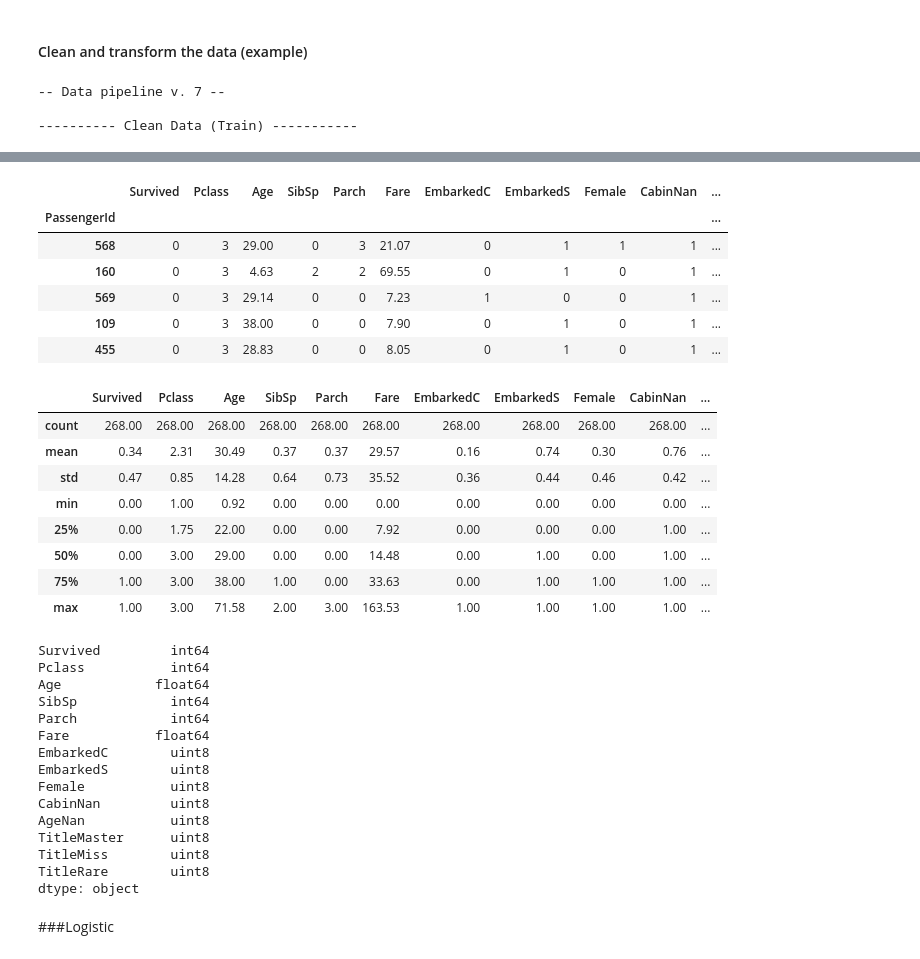
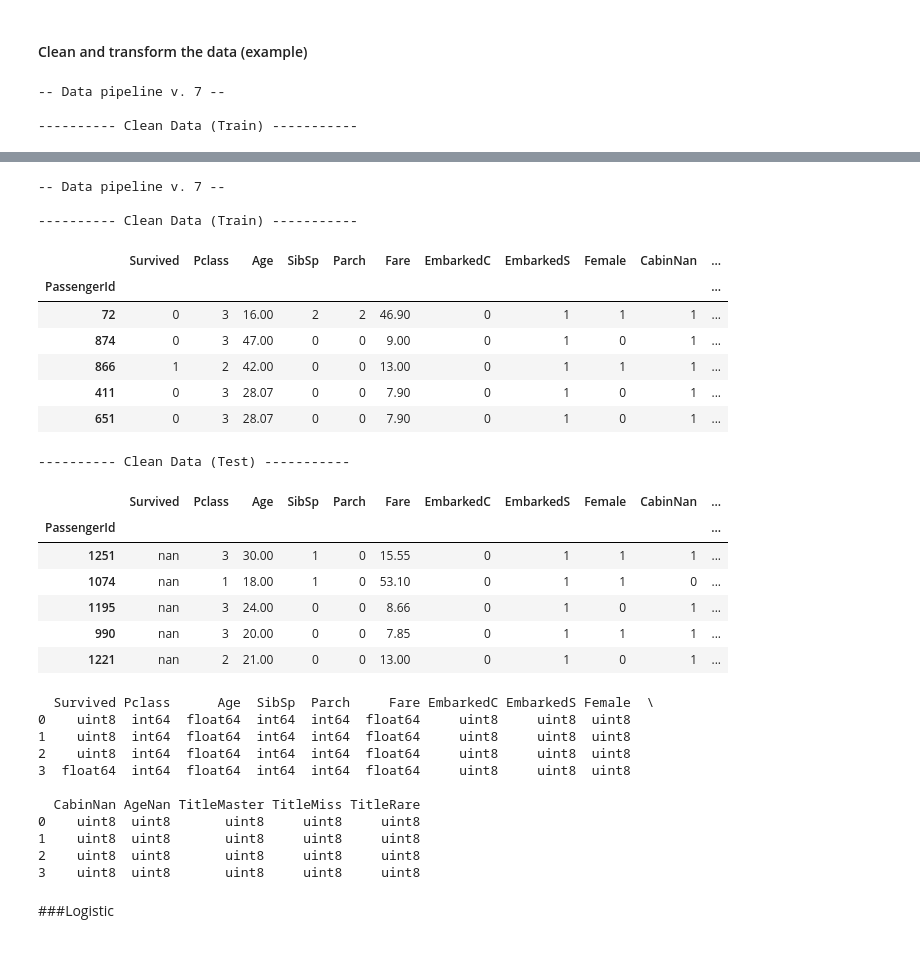
Before and after one commit to mysterious-ben/Titanic, a Jupyter notebook: run/run_model.ipynb, the cells around one changed output, grey strips where cells are left out. Drawn from its saved outputs; the diff is of its cells as text; code cells hidden in the pictures.

```diff
--- a/run/run_model.ipynb
+++ b/run/run_model.ipynb
@@ -82,0 +85,14 @@ with utgen.printOptions(precision=2):
+# %%
+datafinPath = os.path.join('data', 'data_derived', 'train.csv')
+datafinTPath = os.path.join('data', 'data_derived', 'test.csv')
+submissionFolder = os.path.join('data', 'submission')
+datafinOr = pd.read_csv(datafinPath, index_col=0)
+datafinTOr = pd.read_csv(datafinTPath, index_col=0)
+with utgen.printOptions(precision=2):
+    print('---------- Original Data (Train) -----------')
+    display(datafinOr.sample(n=5))
+    display(datafinOr.describe())
+    print('---------- Original Data (Test) -----------')
+    datafinTOr.insert(loc=0, column='Survived', value=0)
+    display(datafinTOr.sample(n=5))
+    display(datafinTOr.describe())
@@ -88,12 +139,16 @@ with utgen.printOptions(precision=2):
     data, dataT = dtp.featuresPipelineTrainTest(dataOr, dataTOr, version=version)
     print('---------- Clean Data (Train) -----------')
     display(data.sample(n=5))
-    display(data.describe())
-    print(data.dtypes)
     print('---------- Clean Data (Test) -----------')
     display(dataT.sample(n=5))
-    display(dataT.describe())
-    print(dataT.dtypes)
+
+    datafin, datafinT = dtp.featuresPipelineTrainTest(datafinOr, datafinTOr, version=version)
+    datafinT.Survived = np.nan
+    print('---------- Clean Data (Train) -----------')
+    display(datafin.sample(n=5))
+    print('---------- Clean Data (Test) -----------')
+    display(datafinT.sample(n=5))
+    print(pd.DataFrame([data.dtypes, dataT.dtypes, datafin.dtypes, datafinT.dtypes]))
 # %% [output]
 -- Data pipeline v. 7 --
 
@@ -133,34 +171,32 @@ dtype: object
+-- Data pipeline v. 7 --
+
+---------- Clean Data (Train) -----------
 |  | Survived | Pclass | Age | SibSp | Parch | Fare | EmbarkedC | EmbarkedS | Female | CabinNan | ... |
 | PassengerId |  |  |  |  |  |  |  |  |  |  | ... |
-| 568 | 0 | 3 | 29.00 | 0 | 3 | 21.07 | 0 | 1 | 1 | 1 | ... |
-| 160 | 0 | 3 | 4.63 | 2 | 2 | 69.55 | 0 | 1 | 0 | 1 | ... |
-| 569 | 0 | 3 | 29.14 | 0 | 0 | 7.23 | 1 | 0 | 0 | 1 | ... |
-| 109 | 0 | 3 | 38.00 | 0 | 0 | 7.90 | 0 | 1 | 0 | 1 | ... |
-| 455 | 0 | 3 | 28.83 | 0 | 0 | 8.05 | 0 | 1 | 0 | 1 | ... |
+| 72 | 0 | 3 | 16.00 | 2 | 2 | 46.90 | 0 | 1 | 1 | 1 | ... |
+| 874 | 0 | 3 | 47.00 | 0 | 0 | 9.00 | 0 | 1 | 0 | 1 | ... |
+| 866 | 1 | 2 | 42.00 | 0 | 0 | 13.00 | 0 | 1 | 1 | 1 | ... |
+| 411 | 0 | 3 | 28.07 | 0 | 0 | 7.90 | 0 | 1 | 0 | 1 | ... |
+| 651 | 0 | 3 | 28.07 | 0 | 0 | 7.90 | 0 | 1 | 0 | 1 | ... |
+---------- Clean Data (Test) -----------
 |  | Survived | Pclass | Age | SibSp | Parch | Fare | EmbarkedC | EmbarkedS | Female | CabinNan | ... |
-| count | 268.00 | 268.00 | 268.00 | 268.00 | 268.00 | 268.00 | 268.00 | 268.00 | 268.00 | 268.00 | ... |
-| mean | 0.34 | 2.31 | 30.49 | 0.37 | 0.37 | 29.57 | 0.16 | 0.74 | 0.30 | 0.76 | ... |
-| std | 0.47 | 0.85 | 14.28 | 0.64 | 0.73 | 35.52 | 0.36 | 0.44 | 0.46 | 0.42 | ... |
-| min | 0.00 | 1.00 | 0.92 | 0.00 | 0.00 | 0.00 | 0.00 | 0.00 | 0.00 | 0.00 | ... |
-| 25% | 0.00 | 1.75 | 22.00 | 0.00 | 0.00 | 7.92 | 0.00 | 0.00 | 0.00 | 1.00 | ... |
-| 50% | 0.00 | 3.00 | 29.00 | 0.00 | 0.00 | 14.48 | 0.00 | 1.00 | 0.00 | 1.00 | ... |
-| 75% | 1.00 | 3.00 | 38.00 | 1.00 | 0.00 | 33.63 | 0.00 | 1.00 | 1.00 | 1.00 | ... |
-| max | 1.00 | 3.00 | 71.58 | 2.00 | 3.00 | 163.53 | 1.00 | 1.00 | 1.00 | 1.00 | ... |
+| PassengerId |  |  |  |  |  |  |  |  |  |  | ... |
+| 1251 | nan | 3 | 30.00 | 1 | 0 | 15.55 | 0 | 1 | 1 | 1 | ... |
+| 1074 | nan | 1 | 18.00 | 1 | 0 | 53.10 | 0 | 1 | 1 | 0 | ... |
+| 1195 | nan | 3 | 24.00 | 0 | 0 | 8.66 | 0 | 1 | 0 | 1 | ... |
+| 990 | nan | 3 | 20.00 | 0 | 0 | 7.85 | 0 | 1 | 1 | 1 | ... |
+| 1221 | nan | 2 | 21.00 | 0 | 0 | 13.00 | 0 | 1 | 0 | 1 | ... |
-Survived         int64
-Pclass           int64
-Age            float64
-SibSp            int64
-Parch            int64
-Fare           float64
-EmbarkedC        uint8
-EmbarkedS        uint8
-Female           uint8
-CabinNan         uint8
-AgeNan           uint8
-TitleMaster      uint8
-TitleMiss        uint8
-TitleRare        uint8
-dtype: object
+  Survived Pclass      Age  SibSp  Parch     Fare EmbarkedC EmbarkedS Female  \
+0    uint8  int64  float64  int64  int64  float64     uint8     uint8  uint8
+1    uint8  int64  float64  int64  int64  float64     uint8     uint8  uint8
+2    uint8  int64  float64  int64  int64  float64     uint8     uint8  uint8
+3  float64  int64  float64  int64  int64  float64     uint8     uint8  uint8
+
+  CabinNan AgeNan TitleMaster TitleMiss TitleRare
+0    uint8  uint8       uint8     uint8     uint8
+1    uint8  uint8       uint8     uint8     uint8
+2    uint8  uint8       uint8     uint8     uint8
+3    uint8  uint8       uint8     uint8     uint8
 # %% [markdown]
 ###Logistic
 # %%
```
Also changed, not shown: parts of 25 cells of this notebook, 2 other files.
